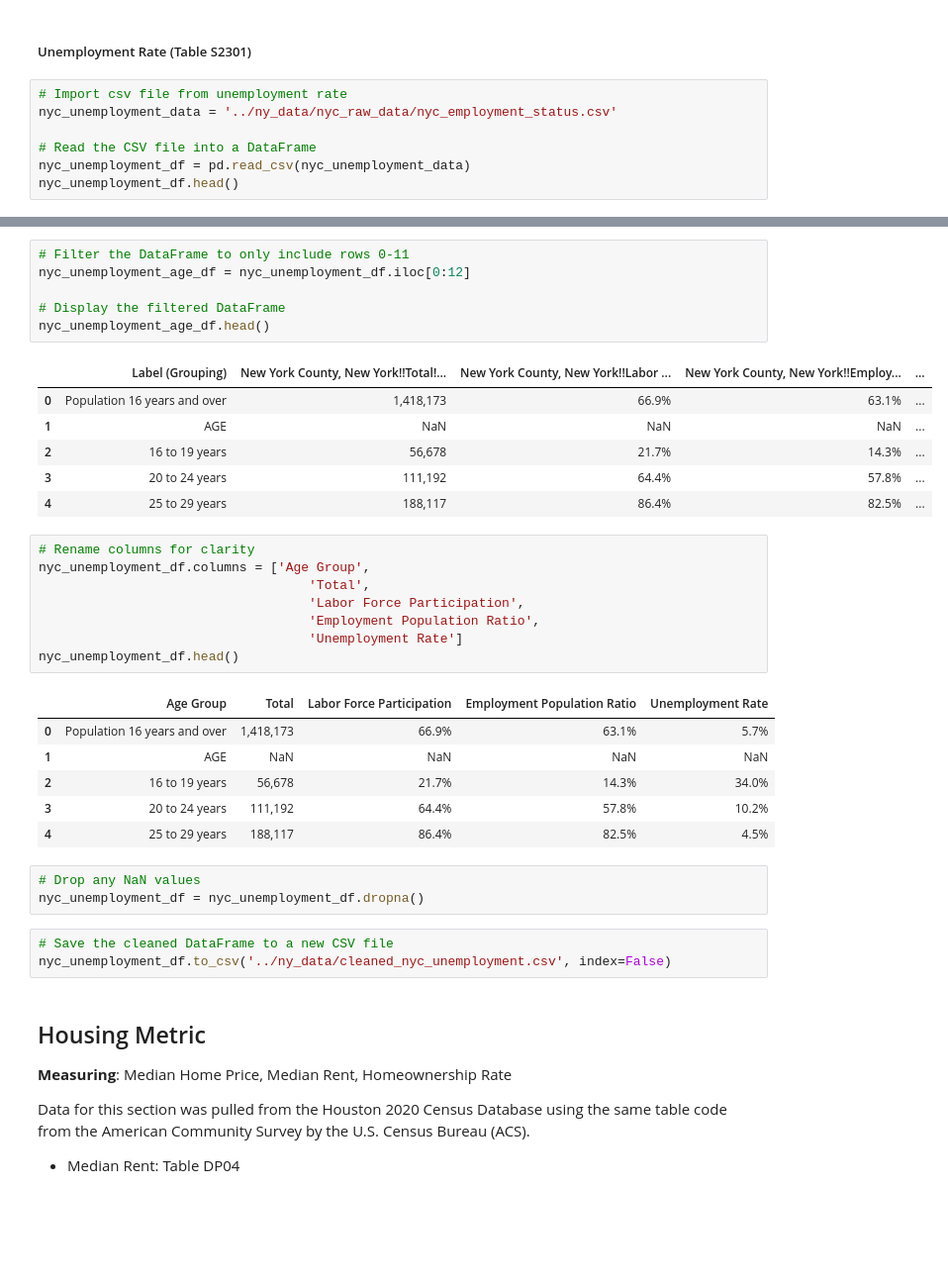
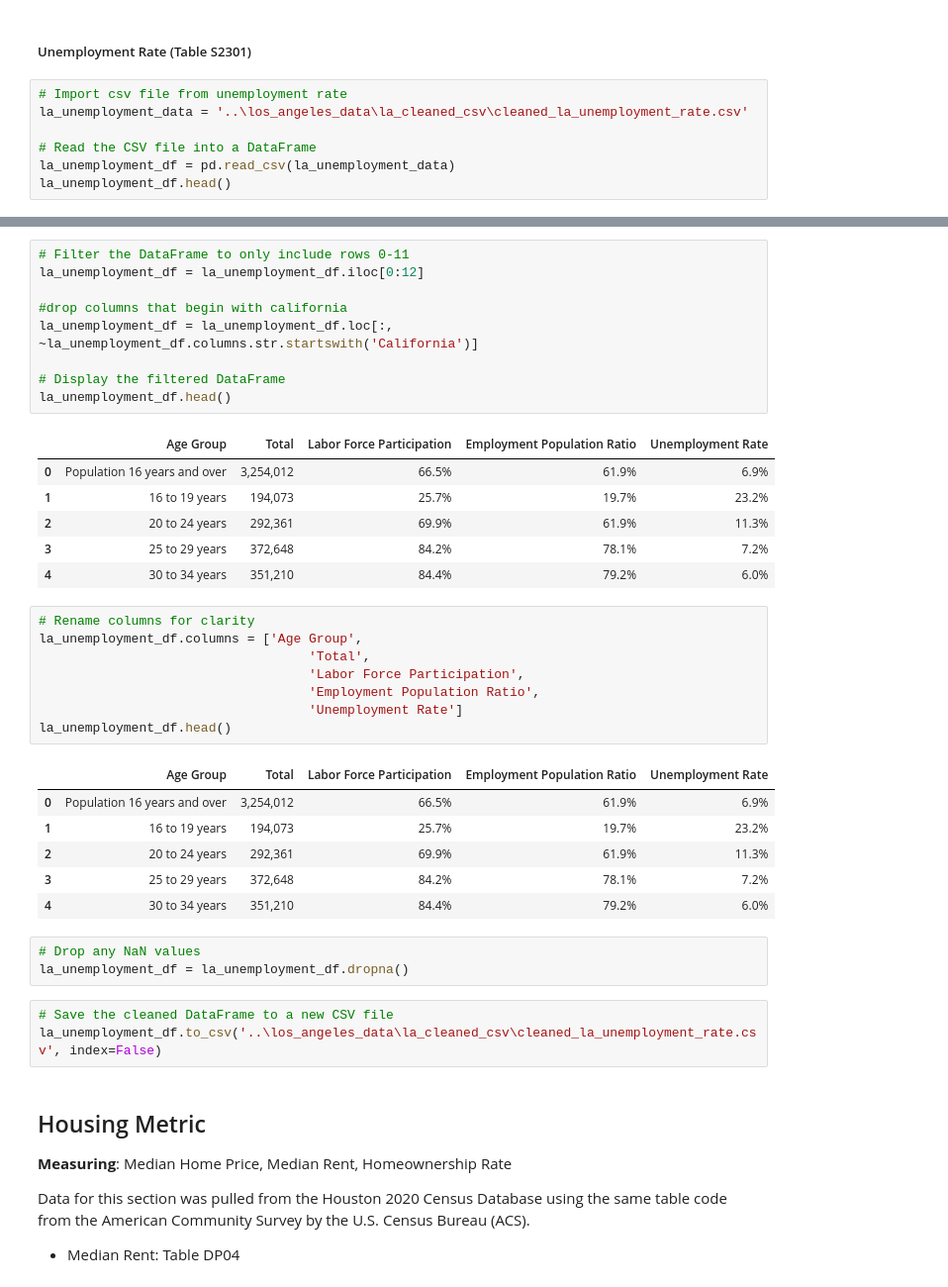
Before and after one commit to maddieemihle/major-city-visualization, a Jupyter notebook: data_files/los_angeles_data/Los Angeles Code.ipynb, the cells around one changed output, grey strips where cells are left out. Shown at 99% size. Saved outputs shown, nothing was run; the diff lists cells and outputs as text; blank space fills up the shorter version.

```diff
--- a/data_files/los_angeles_data/Los Angeles Code.ipynb
+++ b/data_files/los_angeles_data/Los Angeles Code.ipynb
@@ -232,9 +260,9 @@ nyc_income_df.to_csv('../ny_data/cleaned_nyc_income.csv', index=False)
 ##### Unemployment Rate (Table S2301)
 # %%
 # Import csv file from unemployment rate
-nyc_unemployment_data = '../ny_data/nyc_raw_data/nyc_employment_status.csv'
+la_unemployment_data = '..\los_angeles_data\la_cleaned_csv\cleaned_la_unemployment_rate.csv'
 
 # Read the CSV file into a DataFrame
-nyc_unemployment_df = pd.read_csv(nyc_unemployment_data)
-nyc_unemployment_df.head()
+la_unemployment_df = pd.read_csv(la_unemployment_data)
+la_unemployment_df.head()
 # %% [output]
@@ -247,37 +275,40 @@ nyc_unemployment_df.head()
 # %%
 # Filter the DataFrame to only include rows 0-11
-nyc_unemployment_age_df = nyc_unemployment_df.iloc[0:12]
+la_unemployment_df = la_unemployment_df.iloc[0:12]
+
+#drop columns that begin with california
+la_unemployment_df = la_unemployment_df.loc[:, ~la_unemployment_df.columns.str.startswith('California')]
 
 # Display the filtered DataFrame
-nyc_unemployment_age_df.head()
+la_unemployment_df.head()
 # %% [output]
-|  | Label (Grouping) | New York County, New York!!Total!... | New York County, New York!!Labor ... | New York County, New York!!Employ... | ... |
-| 0 | Population 16 years and over | 1,418,173 | 66.9% | 63.1% | ... |
-| 1 | AGE | NaN | NaN | NaN | ... |
-| 2 | 16 to 19 years | 56,678 | 21.7% | 14.3% | ... |
-| 3 | 20 to 24 years | 111,192 | 64.4% | 57.8% | ... |
-| 4 | 25 to 29 years | 188,117 | 86.4% | 82.5% | ... |
+|  | Age Group | Total | Labor Force Participation | Employment Population Ratio | Unemployment Rate |
+| 0 | Population 16 years and over | 3,254,012 | 66.5% | 61.9% | 6.9% |
+| 1 | 16 to 19 years | 194,073 | 25.7% | 19.7% | 23.2% |
+| 2 | 20 to 24 years | 292,361 | 69.9% | 61.9% | 11.3% |
+| 3 | 25 to 29 years | 372,648 | 84.2% | 78.1% | 7.2% |
+| 4 | 30 to 34 years | 351,210 | 84.4% | 79.2% | 6.0% |
 # %%
 # Rename columns for clarity
-nyc_unemployment_df.columns = ['Age Group',
+la_unemployment_df.columns = ['Age Group',
                                    'Total',
                                    'Labor Force Participation',
                                    'Employment Population Ratio',
                                    'Unemployment Rate']
-nyc_unemployment_df.head()
+la_unemployment_df.head()
 # %% [output]
 |  | Age Group | Total | Labor Force Participation | Employment Population Ratio | Unemployment Rate |
-| 0 | Population 16 years and over | 1,418,173 | 66.9% | 63.1% | 5.7% |
-| 1 | AGE | NaN | NaN | NaN | NaN |
-| 2 | 16 to 19 years | 56,678 | 21.7% | 14.3% | 34.0% |
-| 3 | 20 to 24 years | 111,192 | 64.4% | 57.8% | 10.2% |
-| 4 | 25 to 29 years | 188,117 | 86.4% | 82.5% | 4.5% |
+| 0 | Population 16 years and over | 3,254,012 | 66.5% | 61.9% | 6.9% |
+| 1 | 16 to 19 years | 194,073 | 25.7% | 19.7% | 23.2% |
+| 2 | 20 to 24 years | 292,361 | 69.9% | 61.9% | 11.3% |
+| 3 | 25 to 29 years | 372,648 | 84.2% | 78.1% | 7.2% |
+| 4 | 30 to 34 years | 351,210 | 84.4% | 79.2% | 6.0% |
 # %%
 # Drop any NaN values
-nyc_unemployment_df = nyc_unemployment_df.dropna()
+la_unemployment_df = la_unemployment_df.dropna()
 # %%
 # Save the cleaned DataFrame to a new CSV file
-nyc_unemployment_df.to_csv('../ny_data/cleaned_nyc_unemployment.csv', index=False)
+la_unemployment_df.to_csv('..\los_angeles_data\la_cleaned_csv\cleaned_la_unemployment_rate.csv', index=False)
 # %% [markdown]
 ## Housing Metric
 
```
Also changed, not shown: parts of 35 cells of this notebook, 1 other file.
